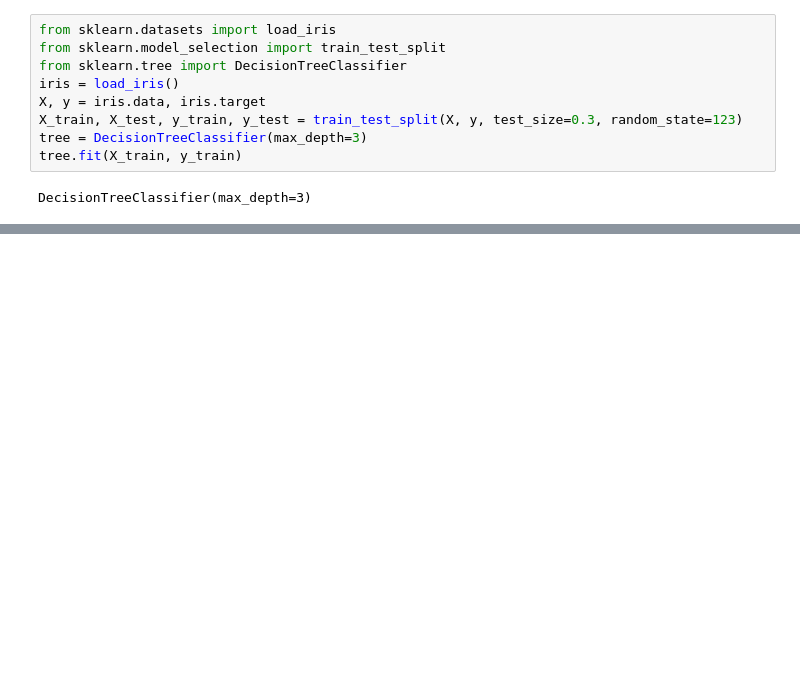
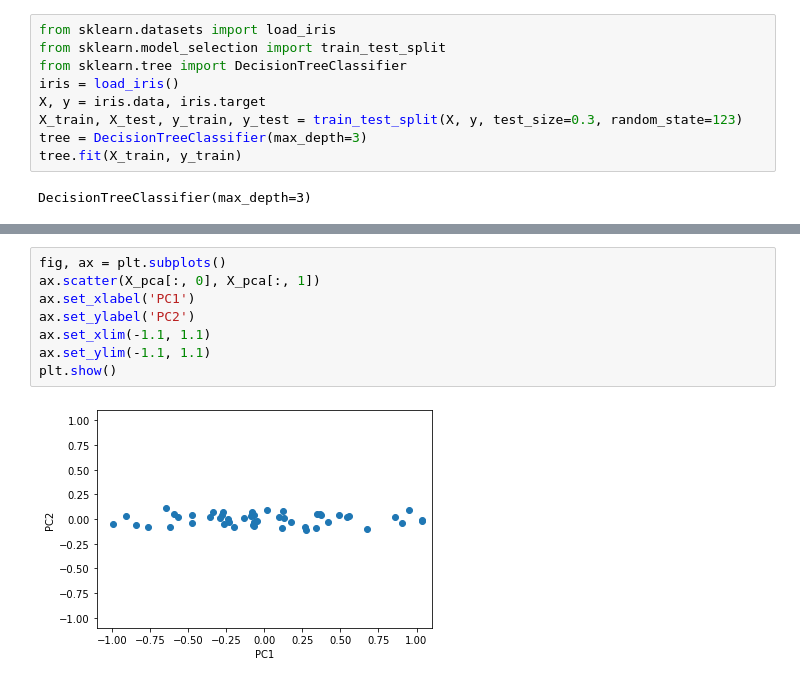
Before and after one commit to ryotaro-45123/python-data-analysis, a Jupyter notebook: scikit-learn.ipynb, the cells around one changed output, grey strips where cells are left out. Cells and saved outputs as stored; diff of their text form; blank space fills up the shorter version.

```diff
--- a/scikit-learn.ipynb
+++ b/scikit-learn.ipynb
@@ -217,0 +287,10 @@ DecisionTreeClassifier(max_depth=3)
+# %%
+fig, ax = plt.subplots()
+ax.scatter(X_pca[:, 0], X_pca[:, 1])
+ax.set_xlabel('PC1')
+ax.set_ylabel('PC2')
+ax.set_xlim(-1.1, 1.1)
+ax.set_ylim(-1.1, 1.1)
+plt.show()
+# %% [output]
+[figure, added]
```
Also changed, not shown: parts of 8 cells of this notebook, 1 other file.
